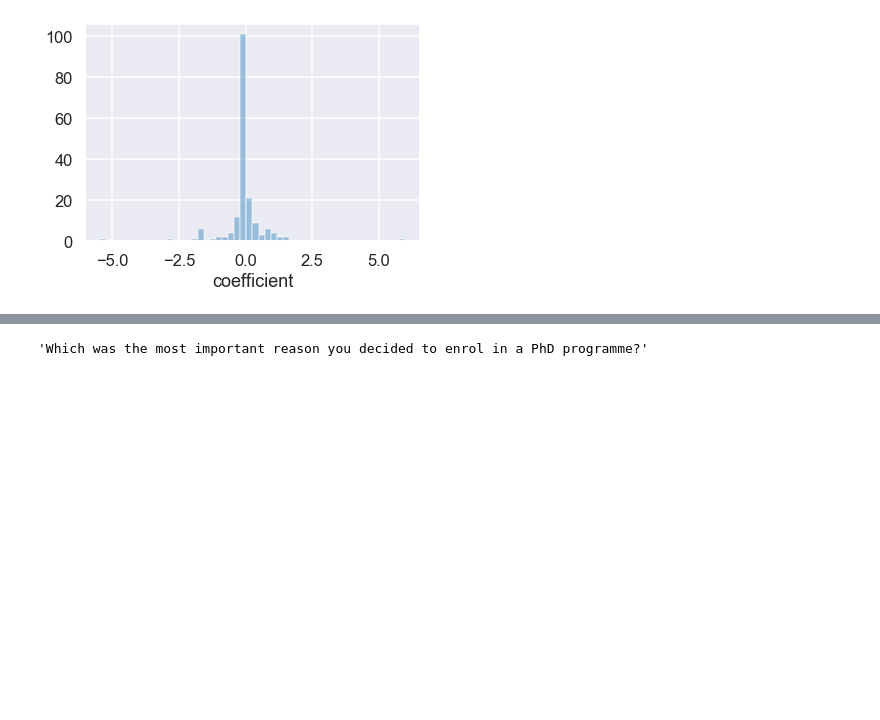
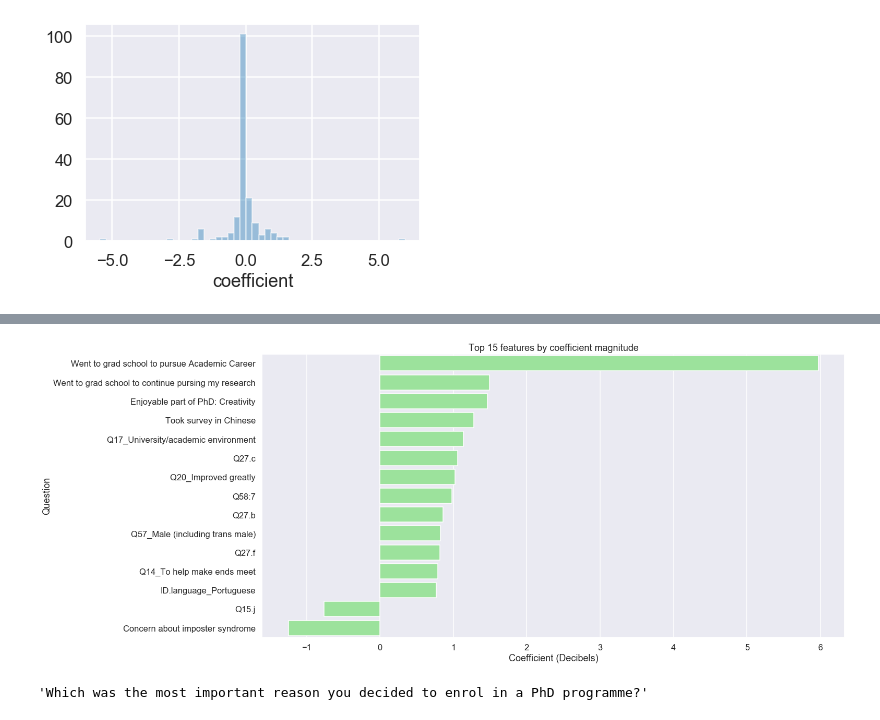
Before and after one commit to rcharan/nature-phd-survey, a Jupyter notebook: analyze.ipynb, the cells around one changed output, grey strips where cells are left out. Cells and saved outputs as stored; diff of their text form; code cells hidden in the pictures; blank space fills up the shorter version.

```diff
--- a/analyze.ipynb
+++ b/analyze.ipynb
@@ -402,0 +421,36 @@ plot(sns.barplot, y = 'variable', x = 'coefficient', data = top_coeffs , color =
+# %%
+coefs['abs_coeff'] = np.abs(coefs.coefficient)
+
+def map_coeff(row):
+    if row.variable in ranking_vars:
+        return -row.coefficient
+    else:
+        return row.coefficient
+
+coefs.loc[:,'coefficient'] = coefs.apply(map_coeff, axis = 'columns')
+
+top_coeffs = coefs.iloc[:15].sort_values('coefficient', ascending = False)
+# %%
+top_coeffs.set_index('variable', inplace = True)
+# %%
+q_to_english_dict = {
+    'Q3_I want to pursue an academic career'                                              : 'Went to grad school to pursue Academic Career',
+    'Q15.m'                                                                               : 'Concern about mental health due to PhD (Rank)',
+    'ID.language_French'                                                                  : 'Took survey in French',
+    'Q17_A chance to consider professional options '                                      : 'Enjoyable part of PhD: Chance to consider professional options',
+    'Q22.h'                                                                               : 'Satisfaction with Number of Publications (Ord)',
+    'Q20_Significantly worsened'                                                          : 'Level of satisfaction has decreased since starting',
+    'country_Germany'                                                                     : 'Go to school in Germany',
+    'Q17_Knowing I will have a chance to use my skills in a non-research science job'     : 'Enjoyable part of PhD: use skills in non-research',
+    'Q17_Knowing I will have a chance for a non-academic research job'                    : 'Enjoyable part of PhD: chance for non-academic research',
+    'Q3_I want to pursue a non-academic career'                                           : 'Went to grad school to pursue non-Academic Career',
+    'Q3_I wanted to continue pursuing my research'	                                      : 'Went to grad school to continue pursing my research',
+    'Q17_Creativity'	                                                                    : 'Enjoyable part of PhD: Creativity',
+    'Q15.n'	                                                                              : 'Concern about poor support/ack for family responsiblities',
+    'ID.language_Chinese (Simplified)'	                                                  : 'Took survey in Chinese',
+    'Q15.l'	                                                                              : 'Concern about imposter syndrome',
+}
+# %%
+top_coeffs = top_coeffs.rename(q_to_english_dict).reset_index()
+
+top_coeffs
@@ -403,3 +474,14 @@ plot(sns.barplot, y = 'variable', x = 'coefficient', data = top_coeffs , color =
+# %%
+sns.set_style('darkgrid')
+fig, ax = plt.subplots(figsize = (20, 10))
+sns.barplot(y = 'variable', x = 'coefficient', data = top_coeffs, color = 'lightgreen', ax = ax)
+ax.set_xlabel('Coefficient (Decibels)')
+ax.set_ylabel('Question')
+ax.set_title('Top 15 features by coefficient magnitude')
+fig.savefig('./figures/logistic-features.png')
+fig
+# %% [output]
+[figure, added]
 # %%
 codebook.loc['Q3', 'Question Text']
 # %% [output]
```
Also changed, not shown: parts of 25 cells of this notebook, 2 other files.
